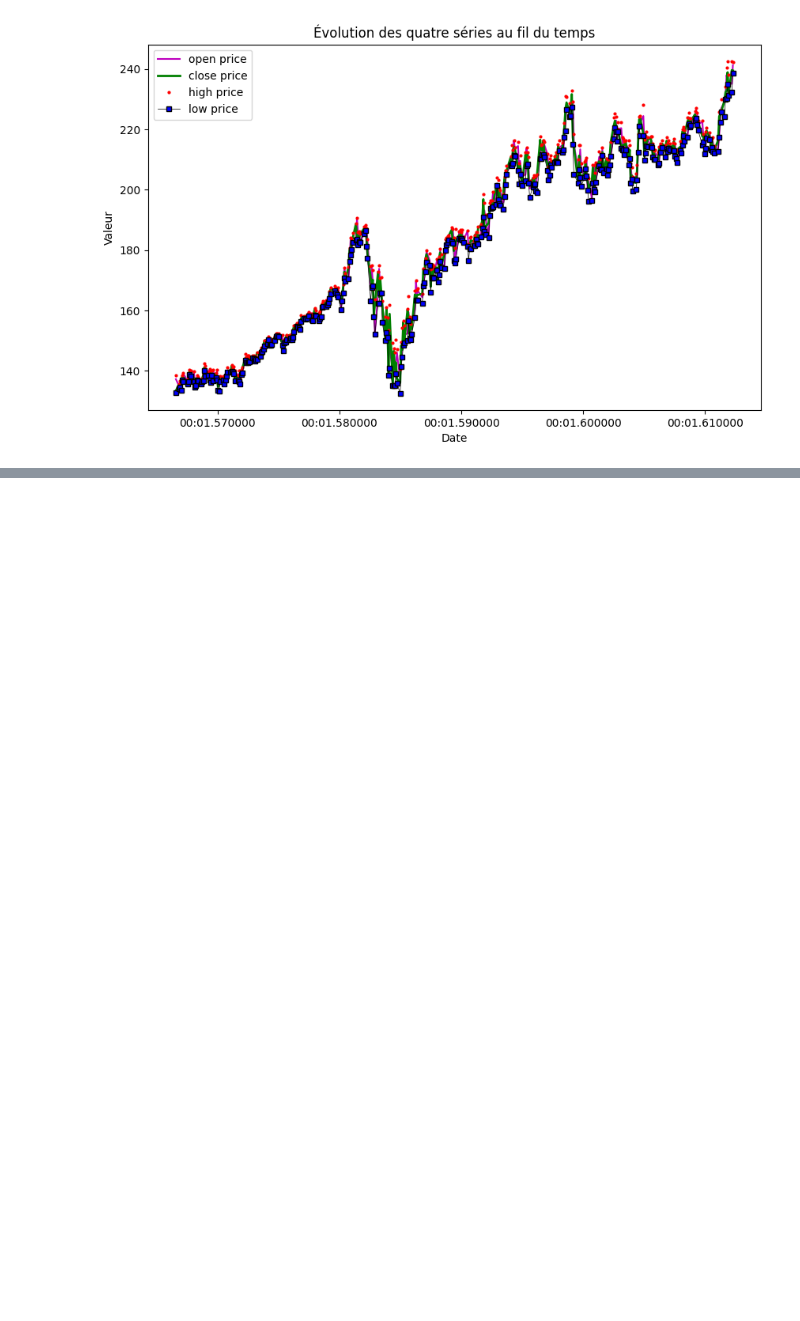
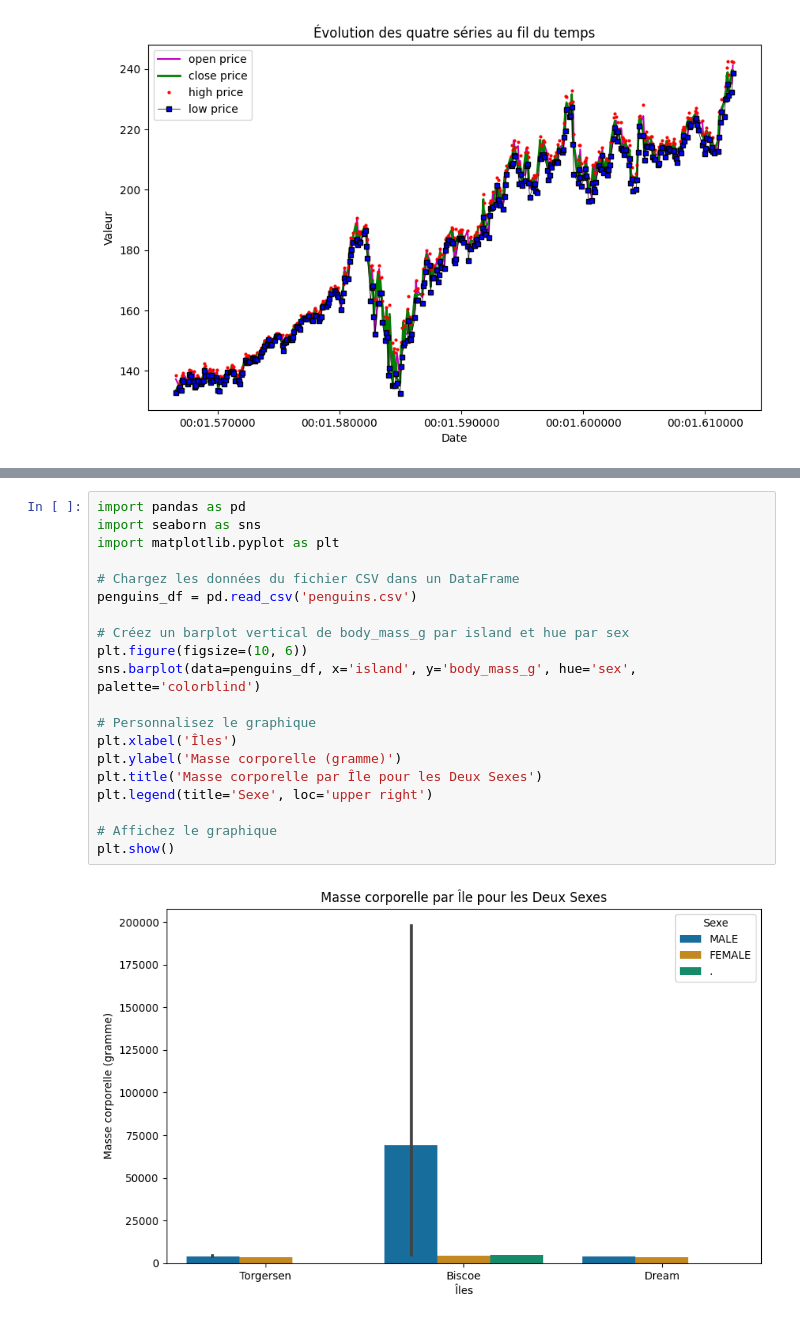
Before and after one commit to Jadesaadouni/Piscine-2024-5, a Jupyter notebook: day05.ipynb, the cells around one changed output, grey strips where cells are left out. Saved outputs shown, nothing was run; the diff lists cells and outputs as text; blank space fills up the shorter version.

```diff
--- a/day05.ipynb
+++ b/day05.ipynb
@@ -384,0 +437,22 @@ plt.show()
+# %%
+import pandas as pd
+import seaborn as sns
+import matplotlib.pyplot as plt
+
+# Chargez les données du fichier CSV dans un DataFrame
+penguins_df = pd.read_csv('penguins.csv')
+
+# Créez un barplot vertical de body_mass_g par island et hue par sex
+plt.figure(figsize=(10, 6))
+sns.barplot(data=penguins_df, x='island', y='body_mass_g', hue='sex', palette='colorblind')
+
+# Personnalisez le graphique
+plt.xlabel('Îles')
+plt.ylabel('Masse corporelle (gramme)')
+plt.title('Masse corporelle par Île pour les Deux Sexes')
+plt.legend(title='Sexe', loc='upper right')
+
+# Affichez le graphique
+plt.show()
+# %% [output]
+[figure, added]
```
Also changed, not shown: parts of 4 cells of this notebook.
